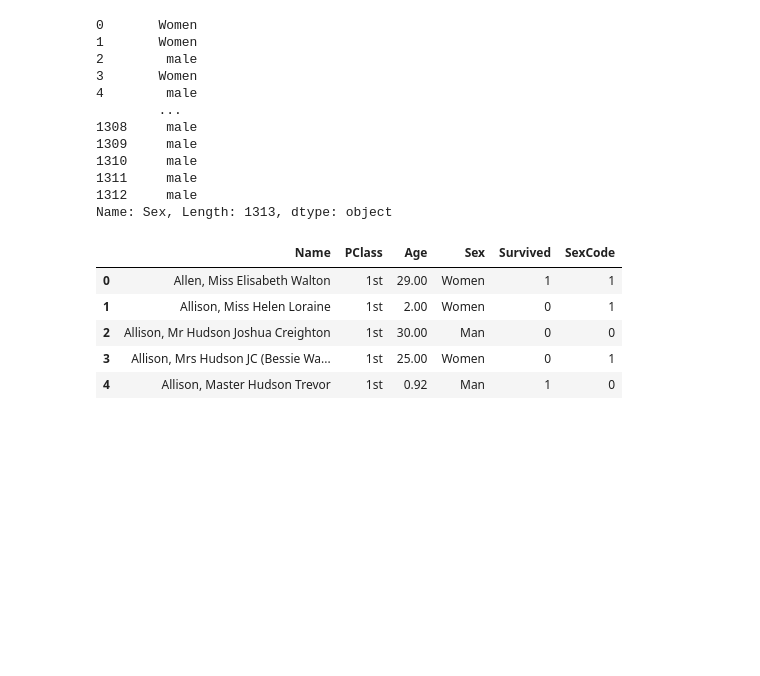
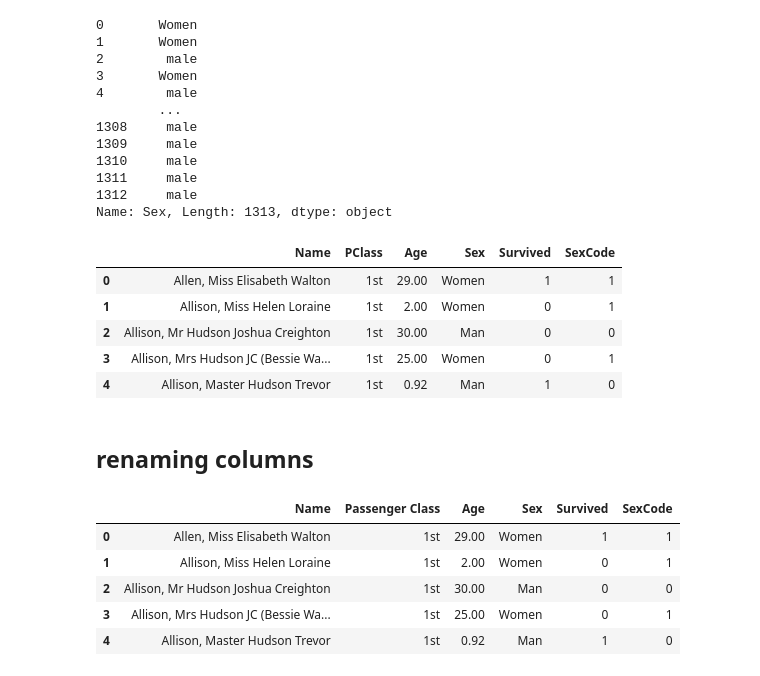
Before and after one commit to Gokulvasan-V/mine, a Jupyter notebook: Data_wrangling.ipynb, the cells around one changed output. Drawn from its saved outputs; the diff is of its cells as text; code cells hidden in the pictures; blank space fills up the shorter version.

```diff
--- a/Data_wrangling.ipynb
+++ b/Data_wrangling.ipynb
@@ -205,3 +205,16 @@ data_set.head(5)
 | 2 | Allison, Mr Hudson Joshua Creighton | 1st | 30.00 | Man | 0 | 0 |
 | 3 | Allison, Mrs Hudson JC (Bessie Wa... | 1st | 25.00 | Women | 0 | 1 |
 | 4 | Allison, Master Hudson Trevor | 1st | 0.92 | Man | 1 | 0 |
+# %% [markdown]
+## **renaming columns**
+# %%
+data_set.rename(columns={'PClass':'Passenger Class'},inplace=True) # inplace change this modification in data set also
+# %%
+data_set.head()
+# %% [output]
+|  | Name | Passenger Class | Age | Sex | Survived | SexCode |
+| 0 | Allen, Miss Elisabeth Walton | 1st | 29.00 | Women | 1 | 1 |
+| 1 | Allison, Miss Helen Loraine | 1st | 2.00 | Women | 0 | 1 |
+| 2 | Allison, Mr Hudson Joshua Creighton | 1st | 30.00 | Man | 0 | 0 |
+| 3 | Allison, Mrs Hudson JC (Bessie Wa... | 1st | 25.00 | Women | 0 | 1 |
+| 4 | Allison, Master Hudson Trevor | 1st | 0.92 | Man | 1 | 0 |
```
Also changed, not shown: parts of 3 cells of this notebook.
